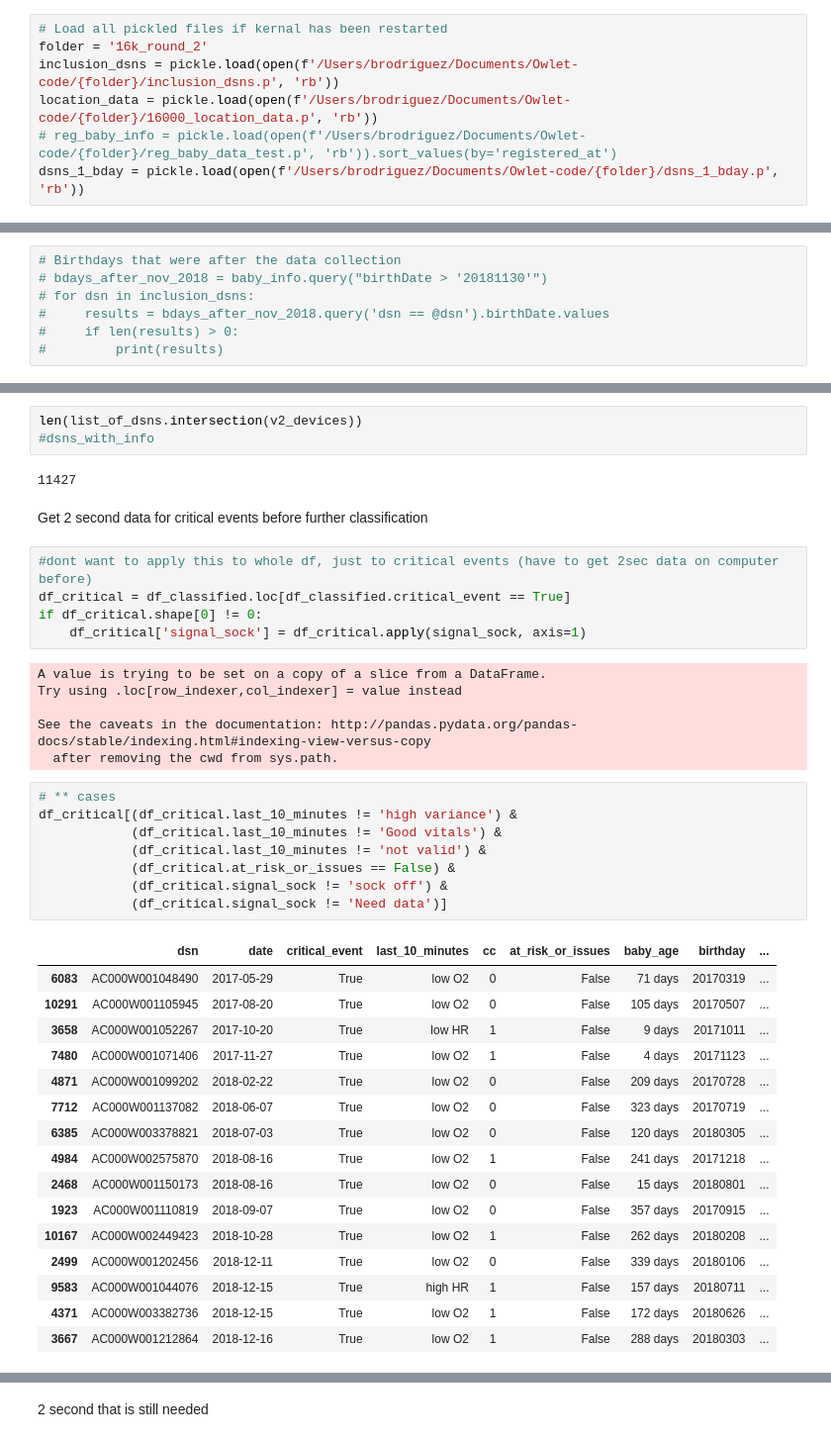
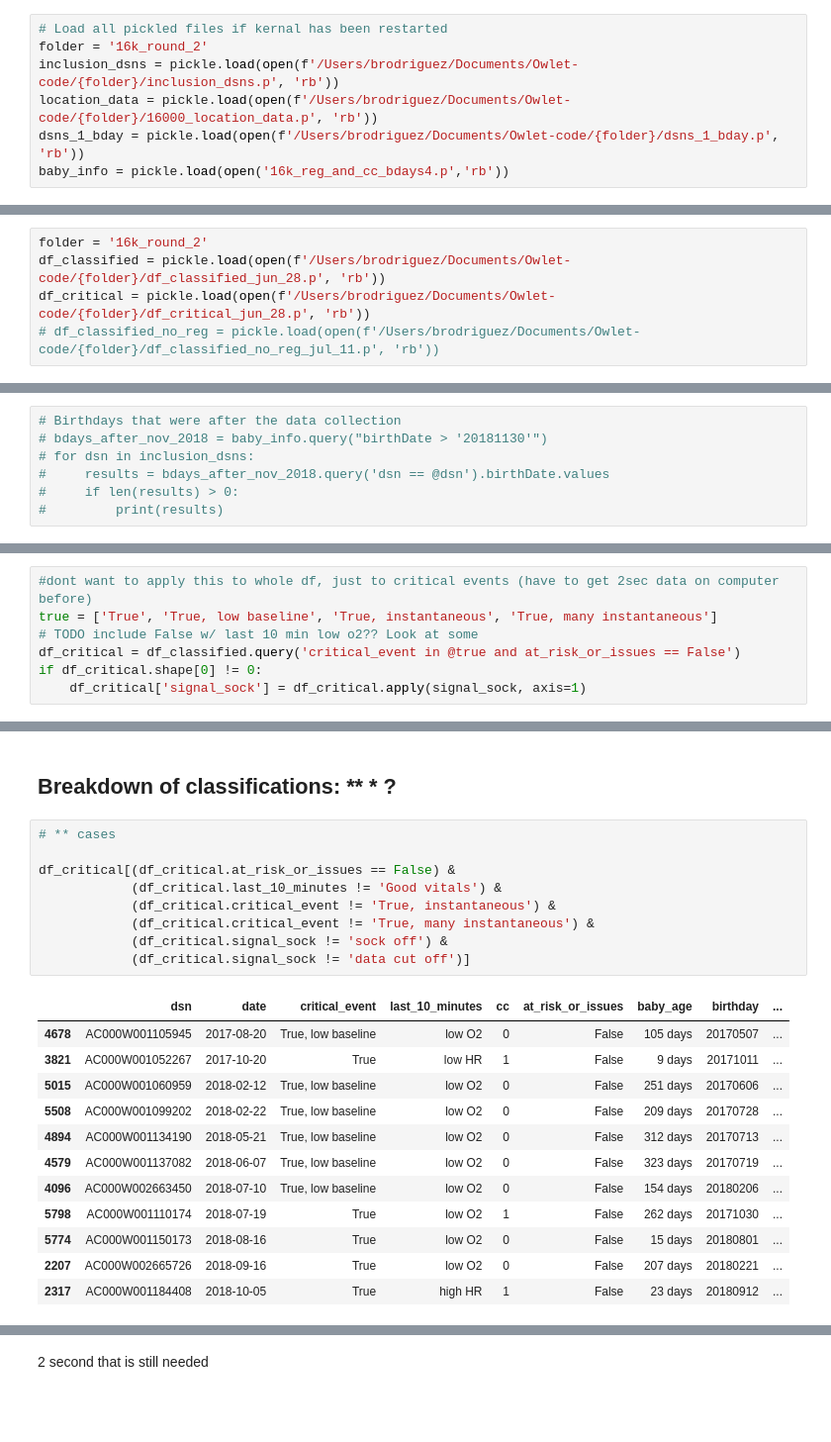
Before and after one commit to baileymichele/Owlet-code, a Jupyter notebook: Flatline Algorithm.ipynb, the cells around one changed output, grey strips where cells are left out. Shown: that part at 99% size. Cells and saved outputs as stored; diff of their text form; blank space fills up the shorter version.

```diff
--- a/Flatline Algorithm.ipynb
+++ b/Flatline Algorithm.ipynb
@@ -458,6 +632,6 @@ def signal_sock(x):
 folder = '16k_round_2'
 inclusion_dsns = pickle.load(open(f'/Users/brodriguez/Documents/Owlet-code/{folder}/inclusion_dsns.p', 'rb'))
 location_data = pickle.load(open(f'/Users/brodriguez/Documents/Owlet-code/{folder}/16000_location_data.p', 'rb'))
-# reg_baby_info = pickle.load(open(f'/Users/brodriguez/Documents/Owlet-code/{folder}/reg_baby_data_test.p', 'rb')).sort_values(by='registered_at')
 dsns_1_bday = pickle.load(open(f'/Users/brodriguez/Documents/Owlet-code/{folder}/dsns_1_bday.p', 'rb'))
+baby_info = pickle.load(open('16k_reg_and_cc_bdays4.p','rb'))
 # %%
@@ -468,0 +657,5 @@ total babies < 1 on last day 11630
+# %%
+folder = '16k_round_2'
+df_classified = pickle.load(open(f'/Users/brodriguez/Documents/Owlet-code/{folder}/df_classified_jun_28.p', 'rb'))
+df_critical = pickle.load(open(f'/Users/brodriguez/Documents/Owlet-code/{folder}/df_critical_jun_28.p', 'rb'))
+# df_classified_no_reg = pickle.load(open(f'/Users/brodriguez/Documents/Owlet-code/{folder}/df_classified_no_reg_jul_11.p', 'rb'))
@@ -543,0 +737,7 @@ df_critical_round1
+# %%
+#dont want to apply this to whole df, just to critical events (have to get 2sec data on computer before)
+true = ['True', 'True, low baseline', 'True, instantaneous', 'True, many instantaneous']
+# TODO include False w/ last 10 min low o2?? Look at some
+df_critical = df_classified.query('critical_event in @true and at_risk_or_issues == False')
+if df_critical.shape[0] != 0:
+    df_critical['signal_sock'] = df_critical.apply(signal_sock, axis=1)
@@ -564,45 +763,26 @@ Name: dsn, Length: 8557, dtype: int64
-# %%
-len(list_of_dsns.intersection(v2_devices))
-#dsns_with_info
-# %% [output]
-11427
-# %% [markdown]
-Get 2 second data for critical events before further classification
-# %%
-#dont want to apply this to whole df, just to critical events (have to get 2sec data on computer before)
-df_critical = df_classified.loc[df_classified.critical_event == True]
-if df_critical.shape[0] != 0:
-    df_critical['signal_sock'] = df_critical.apply(signal_sock, axis=1)
-# %% [output]
-A value is trying to be set on a copy of a slice from a DataFrame.
-Try using .loc[row_indexer,col_indexer] = value instead
-
-See the caveats in the documentation: http://pandas.pydata.org/pandas-docs/stable/indexing.html#indexing-view-versus-copy
-  after removing the cwd from sys.path.
+# %% [markdown]
+## Breakdown of classifications: ** * ?
 # %%
 # ** cases
-df_critical[(df_critical.last_10_minutes != 'high variance') &
+
+df_critical[(df_critical.at_risk_or_issues == False) &
             (df_critical.last_10_minutes != 'Good vitals') &
-            (df_critical.last_10_minutes != 'not valid') &
-            (df_critical.at_risk_or_issues == False) &
+            (df_critical.critical_event != 'True, instantaneous') &
+            (df_critical.critical_event != 'True, many instantaneous') &
             (df_critical.signal_sock != 'sock off') &
-            (df_critical.signal_sock != 'Need data')]
+            (df_critical.signal_sock != 'data cut off')]
 # %% [output]
 |  | dsn | date | critical_event | last_10_minutes | cc | at_risk_or_issues | baby_age | birthday | ... |
-| 6083 | AC000W001048490 | 2017-05-29 | True | low O2 | 0 | False | 71 days | 20170319 | ... |
-| 10291 | AC000W001105945 | 2017-08-20 | True | low O2 | 0 | False | 105 days | 20170507 | ... |
-| 3658 | AC000W001052267 | 2017-10-20 | True | low HR | 1 | False | 9 days | 20171011 | ... |
-| 7480 | AC000W001071406 | 2017-11-27 | True | low O2 | 1 | False | 4 days | 20171123 | ... |
-| 4871 | AC000W001099202 | 2018-02-22 | True | low O2 | 0 | False | 209 days | 20170728 | ... |
-| 7712 | AC000W001137082 | 2018-06-07 | True | low O2 | 0 | False | 323 days | 20170719 | ... |
-| 6385 | AC000W003378821 | 2018-07-03 | True | low O2 | 0 | False | 120 days | 20180305 | ... |
-| 4984 | AC000W002575870 | 2018-08-16 | True | low O2 | 1 | False | 241 days | 20171218 | ... |
-| 2468 | AC000W001150173 | 2018-08-16 | True | low O2 | 0 | False | 15 days | 20180801 | ... |
-| 1923 | AC000W001110819 | 2018-09-07 | True | low O2 | 0 | False | 357 days | 20170915 | ... |
-| 10167 | AC000W002449423 | 2018-10-28 | True | low O2 | 1 | False | 262 days | 20180208 | ... |
-| 2499 | AC000W001202456 | 2018-12-11 | True | low O2 | 0 | False | 339 days | 20180106 | ... |
-| 9583 | AC000W001044076 | 2018-12-15 | True | high HR | 1 | False | 157 days | 20180711 | ... |
-| 4371 | AC000W003382736 | 2018-12-15 | True | low O2 | 1 | False | 172 days | 20180626 | ... |
-| 3667 | AC000W001212864 | 2018-12-16 | True | low O2 | 1 | False | 288 days | 20180303 | ... |
+| 4678 | AC000W001105945 | 2017-08-20 | True, low baseline | low O2 | 0 | False | 105 days | 20170507 | ... |
+| 3821 | AC000W001052267 | 2017-10-20 | True | low HR | 1 | False | 9 days | 20171011 | ... |
+| 5015 | AC000W001060959 | 2018-02-12 | True, low baseline | low O2 | 0 | False | 251 days | 20170606 | ... |
+| 5508 | AC000W001099202 | 2018-02-22 | True, low baseline | low O2 | 0 | False | 209 days | 20170728 | ... |
+| 4894 | AC000W001134190 | 2018-05-21 | True, low baseline | low O2 | 0 | False | 312 days | 20170713 | ... |
+| 4579 | AC000W001137082 | 2018-06-07 | True, low baseline | low O2 | 0 | False | 323 days | 20170719 | ... |
+| 4096 | AC000W002663450 | 2018-07-10 | True, low baseline | low O2 | 0 | False | 154 days | 20180206 | ... |
+| 5798 | AC000W001110174 | 2018-07-19 | True | low O2 | 1 | False | 262 days | 20171030 | ... |
+| 5774 | AC000W001150173 | 2018-08-16 | True | low O2 | 0 | False | 15 days | 20180801 | ... |
+| 2207 | AC000W002665726 | 2018-09-16 | True | low O2 | 0 | False | 207 days | 20180221 | ... |
+| 2317 | AC000W001184408 | 2018-10-05 | True | high HR | 1 | False | 23 days | 20180912 | ... |
 # %%
 # * cases
```
Also changed, not shown: parts of 78 cells of this notebook, 4 other files.
